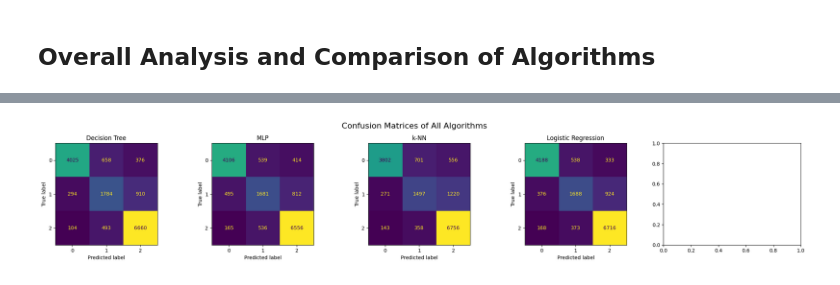
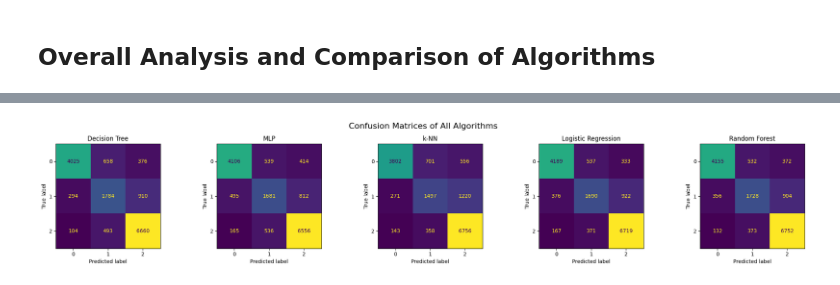
Before and after one commit to diogovenade/ia-academic-success, a Jupyter notebook: academic_success.ipynb, the cells around one changed output, grey strips where cells are left out. Saved outputs shown, nothing was run; the diff lists cells and outputs as text; code cells hidden in the pictures.

Commit message:
Merged Random Forest

```diff
--- a/academic_success.ipynb
+++ b/academic_success.ipynb
@@ -452,0 +514,27 @@ Confusion Matrix:
+# %%
+from sklearn.ensemble import RandomForestClassifier
+from sklearn.metrics import classification_report, confusion_matrix, accuracy_score
+import time
+
+
+start_train = time.time()
+rf_model = RandomForestClassifier(n_estimators=100, random_state=42)
+rf_model.fit(X_train, y_train)
+end_train = time.time()
+
+start_test = time.time()
+y_pred = rf_model.predict(X_test)
+end_test = time.time()
+
+print("Random Forest Classifier Results")
+print(f"Training time: {end_train - start_train:.4f} seconds")
+print(f"Testing time: {end_test - start_test:.4f} seconds")
+print("Accuracy:", accuracy_score(y_test, y_pred))
+print("Classification Report:\n", classification_report(y_test, y_pred))
+print("Confusion Matrix:\n", confusion_matrix(y_test, y_pred))
+
+accuracy_rf = accuracy_score(y_test, y_pred)
+precision_rf = precision_score(y_test, y_pred, average='weighted')
+recall_rf = recall_score(y_test, y_pred, average='weighted')
+f1_rf = f1_score(y_test, y_pred, average='weighted')
+cm_rf = confusion_matrix(y_test, y_pred)
@@ -622,15 +750,15 @@ plt.show()
 # %%
 # Visualize confusion matrices for all algorithms
 from sklearn.metrics import ConfusionMatrixDisplay
 fig, axes = plt.subplots(1, 5, figsize=(22, 4))
-algorithms = ['Decision Tree', 'MLP', 'k-NN', 'Logistic Regression']
-cms = [cm_dt, cm_mlp, cm, cm_lr]
+algorithms = ['Decision Tree', 'MLP', 'k-NN', 'Logistic Regression', 'Random Forest']
+cms = [cm_dt, cm_mlp, cm, cm_lr, cm_rf]
 for ax, name, cmatrix in zip(axes, algorithms, cms):
     disp = ConfusionMatrixDisplay(cmatrix)
     disp.plot(ax=ax, colorbar=False)
     ax.set_title(name)
 plt.suptitle('Confusion Matrices of All Algorithms', fontsize=16)
 plt.tight_layout()
 plt.show()
 # %% [output]
-[figure, old version]
+[figure, new version]
```
Also changed, not shown: parts of 9 cells of this notebook.
